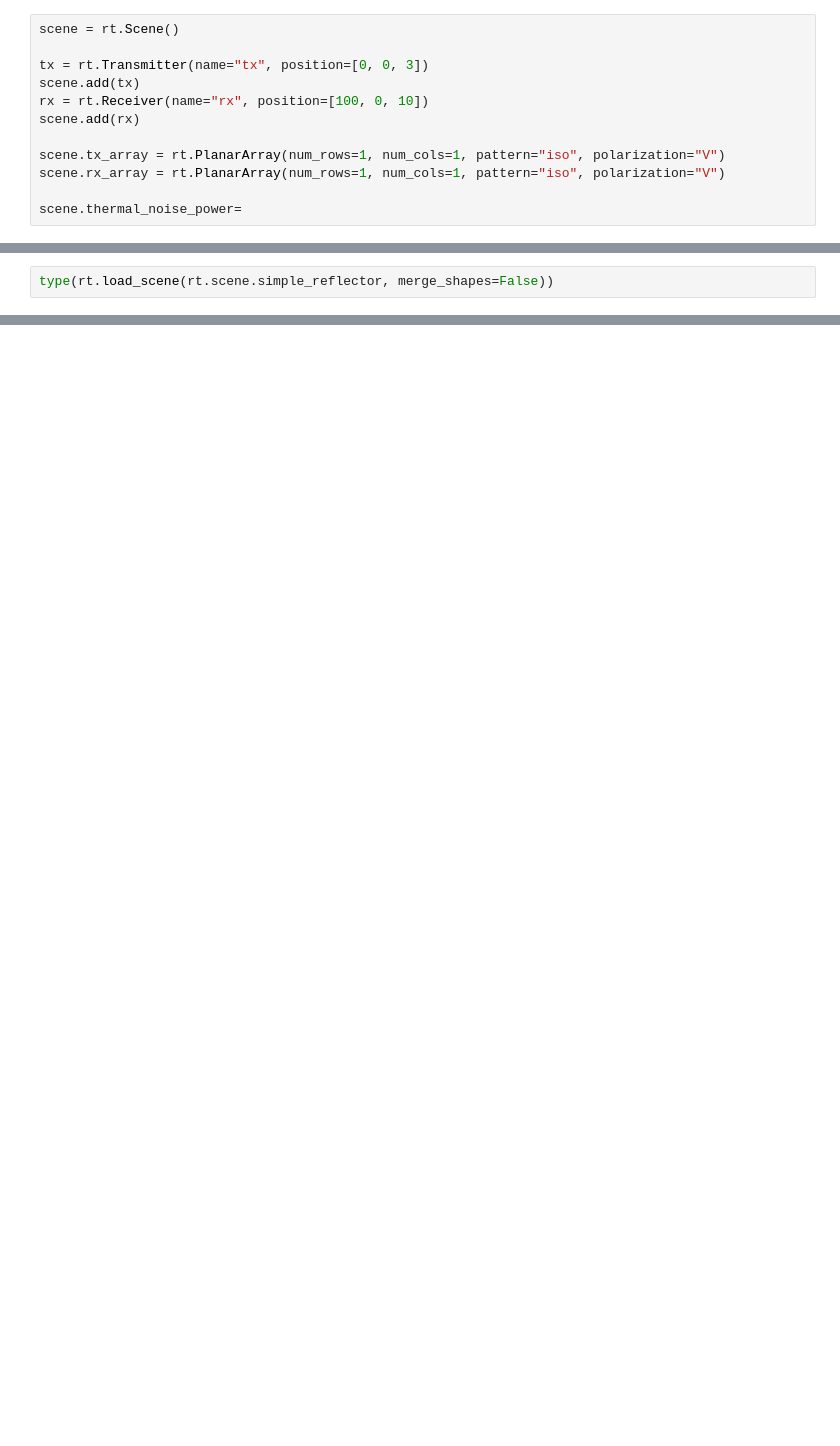
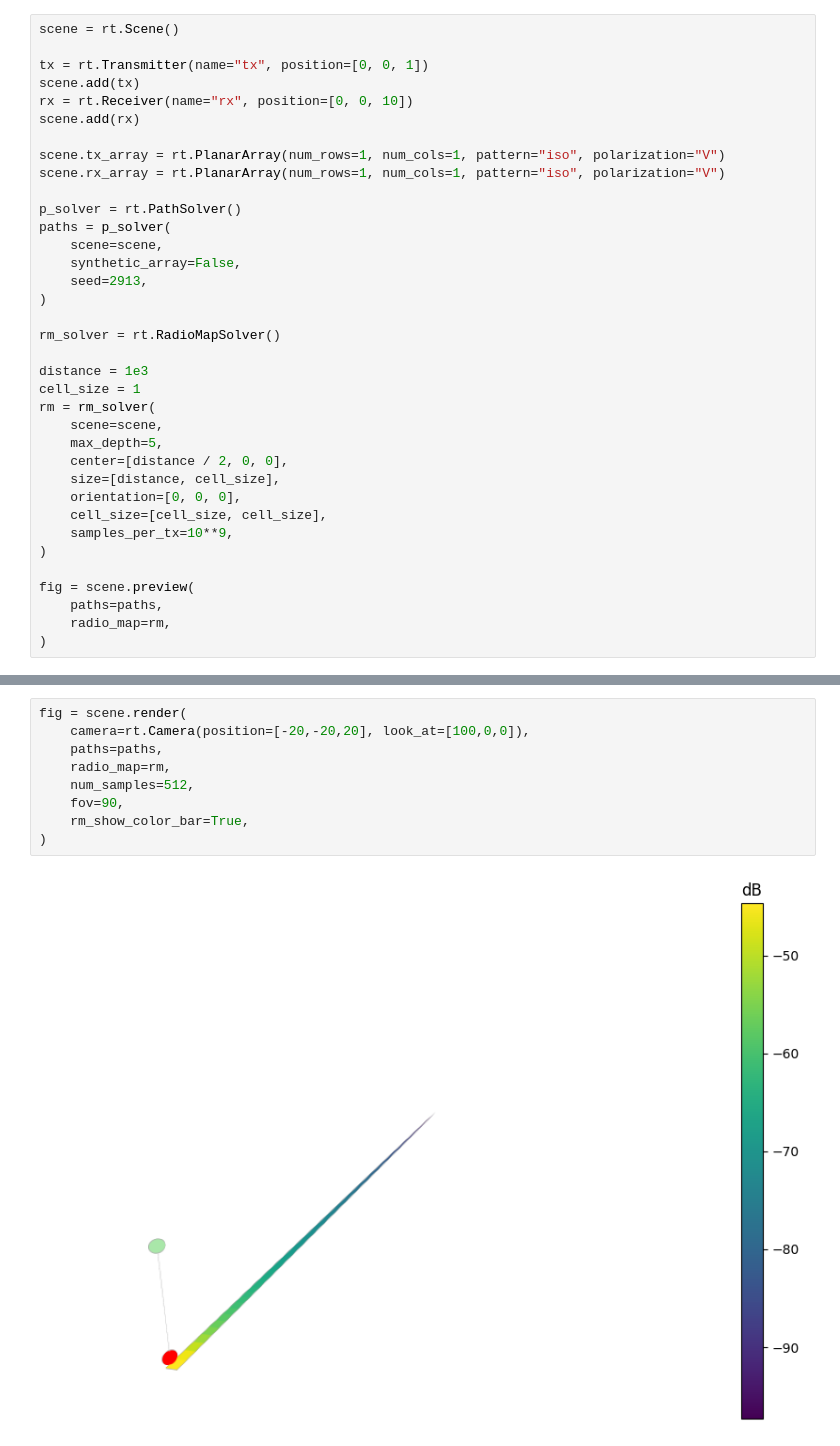
Before and after one commit to ReiRev/Basics-of-Radio-Propagation-for-Digital-Mobile-Communications-with-Jupyter, a Jupyter notebook: notebook/2-無線伝送の基本式/sionna/2.2EIRP.ipynb, the cells around one changed output, grey strips where cells are left out. Saved outputs shown, nothing was run; the diff lists cells and outputs as text; blank space fills up the shorter version.

```diff
--- a/notebook/2-無線伝送の基本式/sionna/2.2EIRP.ipynb
+++ b/notebook/2-無線伝送の基本式/sionna/2.2EIRP.ipynb
@@ -3,13 +23,37 @@ import sionna.rt as rt
 # %%
 scene = rt.Scene()
 
-tx = rt.Transmitter(name="tx", position=[0, 0, 3])
+tx = rt.Transmitter(name="tx", position=[0, 0, 1])
 scene.add(tx)
-rx = rt.Receiver(name="rx", position=[100, 0, 10])
+rx = rt.Receiver(name="rx", position=[0, 0, 10])
 scene.add(rx)
 
 scene.tx_array = rt.PlanarArray(num_rows=1, num_cols=1, pattern="iso", polarization="V")
 scene.rx_array = rt.PlanarArray(num_rows=1, num_cols=1, pattern="iso", polarization="V")
 
-scene.thermal_noise_power=
+p_solver = rt.PathSolver()
+paths = p_solver(
+    scene=scene,
+    synthetic_array=False,
+    seed=2913,
+)
+
+rm_solver = rt.RadioMapSolver()
+
+distance = 1e3
+cell_size = 1
+rm = rm_solver(
+    scene=scene,
+    max_depth=5,
+    center=[distance / 2, 0, 0],
+    size=[distance, cell_size],
+    orientation=[0, 0, 0],
+    cell_size=[cell_size, cell_size],
+    samples_per_tx=10**9,
+)
+
+fig = scene.preview(
+    paths=paths,
+    radio_map=rm,
+)
 # %% [output]
@@ -17,2 +60,0 @@ AttributeError: 'str' object has no attribute 'preview'
-# %%
-type(rt.load_scene(rt.scene.simple_reflector, merge_shapes=False))
@@ -20,0 +61,11 @@ sionna.rt.scene.Scene
+# %%
+fig = scene.render(
+    camera=rt.Camera(position=[-20,-20,20], look_at=[100,0,0]),
+    paths=paths,
+    radio_map=rm,
+    num_samples=512,
+    fov=90,
+    rm_show_color_bar=True,
+)
+# %% [output]
+[figure, added]
```
Also changed, not shown: parts of 6 cells of this notebook, 7 other files.
